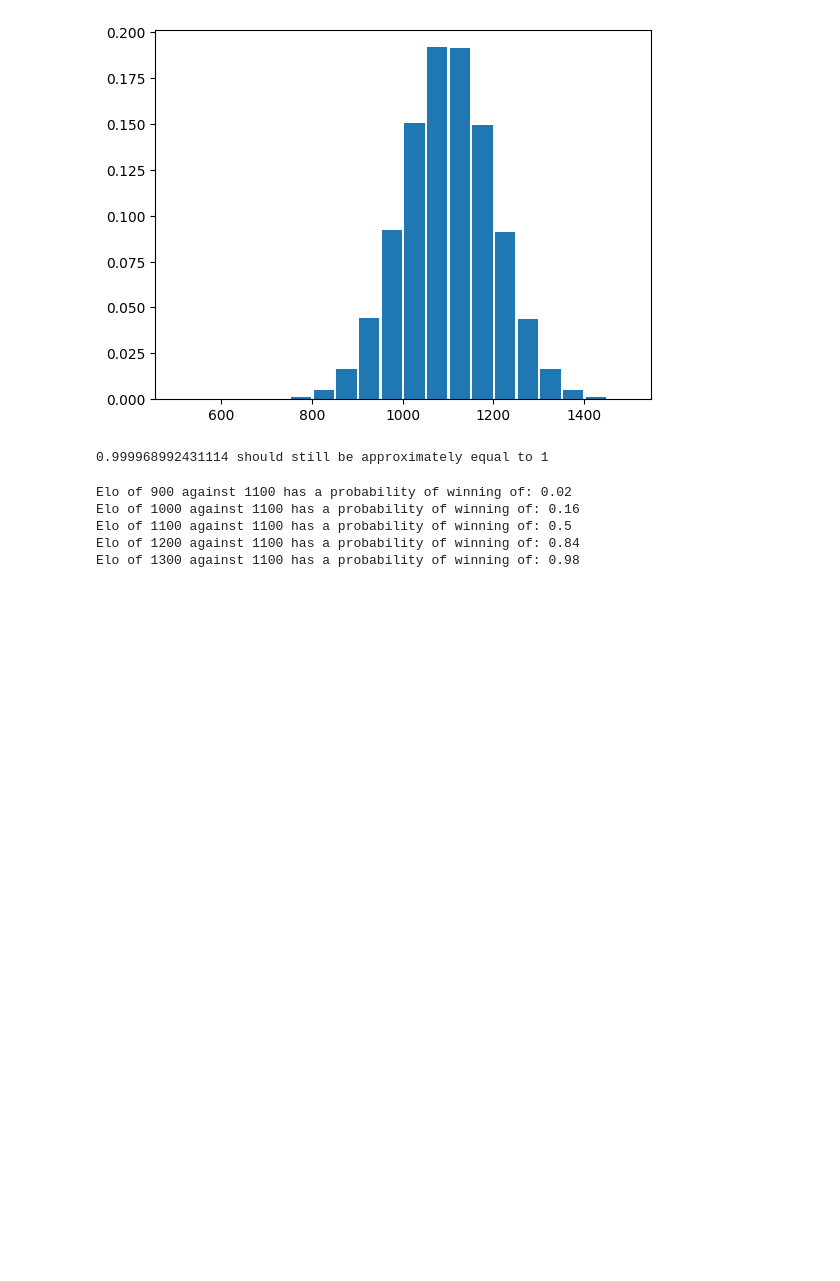
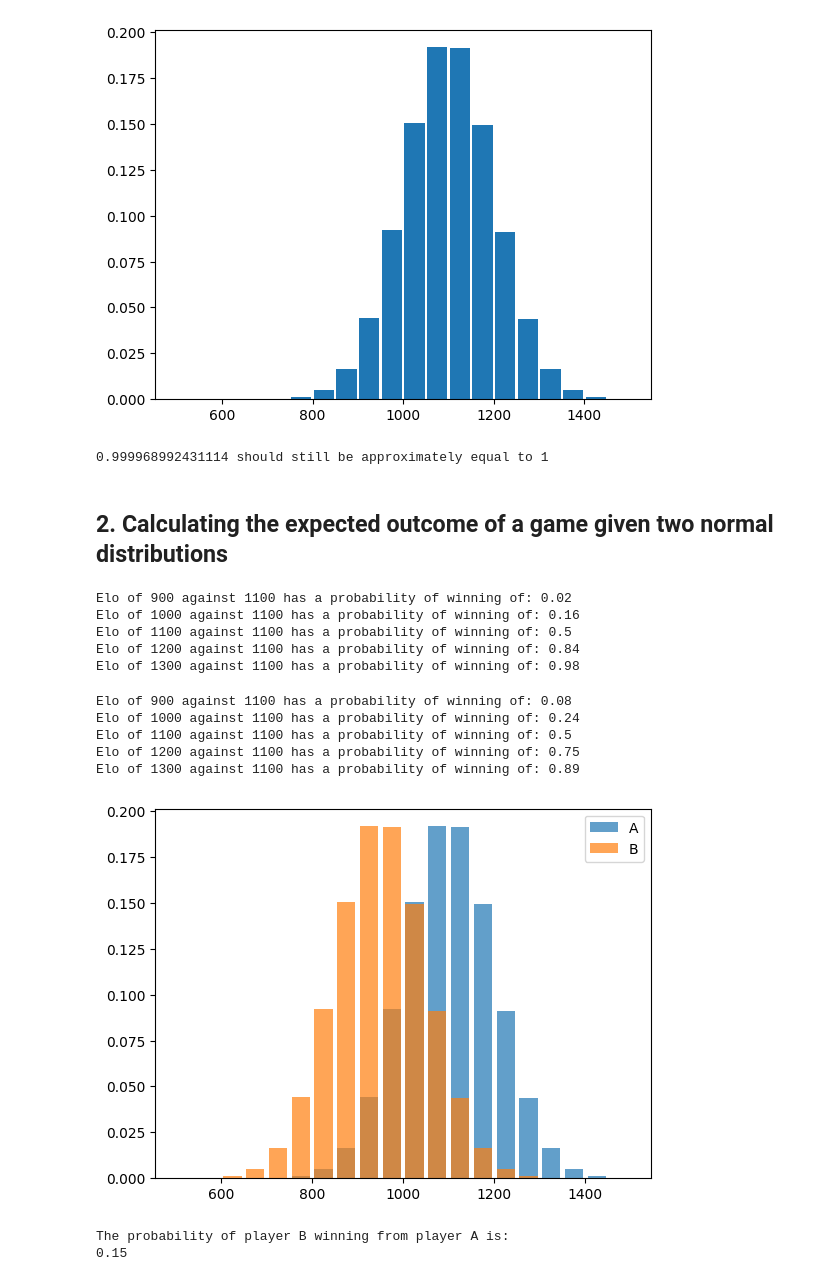
Before and after one commit to jimhoekstra/elo, a Jupyter notebook: elo_ratings.ipynb, the cells around one changed output. Drawn from its saved outputs; the diff is of its cells as text; code cells hidden in the pictures; blank space fills up the shorter version.

Commit message:
finish first calculation of probability of win

```diff
--- a/elo_ratings.ipynb
+++ b/elo_ratings.ipynb
@@ -31,20 +42,22 @@ def discretize_distribution(bin_size: int, xs: np.ndarray, score_distribution: n
     new_ys = []
 
     while idx < len(xs):
+        # The new_xs array will contains the scores that are the lower boundary of the bin
         new_xs.append(xs[idx])
 
+        # For every bin, we integrate the curve to get the probability of drawing a number from that bin
         integrated_score = 0
-        total_dx = 0
-        while total_dx < bin_size:
+        bin_dx = 0
+        while bin_dx < bin_size:
             dx = xs[idx] - xs[idx - 1]
-            total_dx += dx
+            bin_dx += dx
             integrated_score += score_distribution[idx] * dx
 
             idx += 1
 
         new_ys.append(integrated_score)
 
-    new_xs = np.array(new_xs) + 0.5 * bin_size
+    new_xs = np.array(new_xs) + 0.5 * bin_size - 1  # Add half the bin_size, so that this array will contain the centers of the bin, rather than the lower boundary
     new_ys = np.array(new_ys)
     return new_xs, new_ys
 # %%
@@ -57,4 +70,6 @@ print(f'{new_ys.sum()} should still be approximately equal to 1')
 # %% [output]
 [figure]
 0.999968992431114 should still be approximately equal to 1
+# %% [markdown]
+## 2. Calculating the expected outcome of a game given two normal distributions
 # %%
@@ -74,10 +97,58 @@ def expected_outcome_of_win_for_b(mean_score_a: int, std_a: int, score_b: int) -
 test_scores = [900, 1000, 1100, 1200, 1300]
 for score_b in test_scores:
     print(f'Elo of {score_b} against {mean_score_a} has a probability of ' +
-        f'winning of: {round(expected_outcome_of_win_for_b(mean_score_a=mean_score_a, std_a=INITIAL_STD, score_b=score_b), 2)}')
+        f'winning of: {round(expected_outcome_of_win_for_score(mean_score_a=mean_score_a, std_a=INITIAL_STD, score_b=score_b), 2)}')
 # %% [output]
 Elo of 900 against 1100 has a probability of winning of: 0.02
 Elo of 1000 against 1100 has a probability of winning of: 0.16
 Elo of 1100 against 1100 has a probability of winning of: 0.5
 Elo of 1200 against 1100 has a probability of winning of: 0.84
 Elo of 1300 against 1100 has a probability of winning of: 0.98
+# %%
+def expected_outcome_of_win_for_mean_score(mean_score_a: int, std_a: int, mean_score_b: int, std_b) -> float:
+    '''
+    An expected outcome of 1 means that player b will always win from player a. An expected
+    outcome of 0 mean that player b will always lose from player a.
+    '''
+    xs = np.linspace(start=500, stop=1500, num=1001)
+    score_distribution_b = gaussian(mean=mean_score_b, std=std_b, xs=xs)
+    new_xs, scores_b = discretize_distribution(bin_size=50, xs=xs, score_distribution=score_distribution_b)
+
+    all_outcomes = []
+    for idx, score_b in enumerate(new_xs.tolist()):
+        expected_outcome = expected_outcome_of_win_for_score(mean_score_a=mean_score_a, std_a=std_a, score_b=score_b)
+        all_outcomes.append(expected_outcome)
+
+    all_outcomes = np.array(all_outcomes)
+    expected_outcome = (all_outcomes * scores_b).sum()
+    return expected_outcome
+# %%
+test_scores = [900, 1000, 1100, 1200, 1300]
+for mean_score_b in test_scores:
+    print(f'Elo of {mean_score_b} against {mean_score_a} has a probability of ' +
+        f'winning of: {round(expected_outcome_of_win_for_mean_score(mean_score_a=mean_score_a, std_a=INITIAL_STD, mean_score_b=mean_score_b, std_b=INITIAL_STD), 2)}')
+# %% [output]
+Elo of 900 against 1100 has a probability of winning of: 0.08
+Elo of 1000 against 1100 has a probability of winning of: 0.24
+Elo of 1100 against 1100 has a probability of winning of: 0.5
+Elo of 1200 against 1100 has a probability of winning of: 0.75
+Elo of 1300 against 1100 has a probability of winning of: 0.89
+# %%
+xs = np.linspace(start=500, stop=1500, num=1001)
+score_distribution_a = gaussian(mean=1100, std=INITIAL_STD, xs=xs)
+score_distribution_b = gaussian(mean=950, std=INITIAL_STD, xs=xs)
+
+new_xs, probabilities_a = discretize_distribution(bin_size=50, xs=xs, score_distribution=score_distribution_a)
+new_xs, probabilities_b = discretize_distribution(bin_size=50, xs=xs, score_distribution=score_distribution_b)
+
+plt.bar(new_xs, probabilities_a, width=40, alpha=0.7, label='A')
+plt.bar(new_xs, probabilities_b, width=40, alpha=0.7, label='B')
+plt.legend()
+plt.show()
+
+print('The probability of player B winning from player A is:')
+print(round(expected_outcome_of_win_for_mean_score(mean_score_a=1100, std_a=INITIAL_STD, mean_score_b=950, std_b=INITIAL_STD), 2))
+# %% [output]
+[figure, added]
+The probability of player B winning from player A is:
+0.15
```
Also changed, not shown: parts of 9 cells of this notebook, 1 other file.
